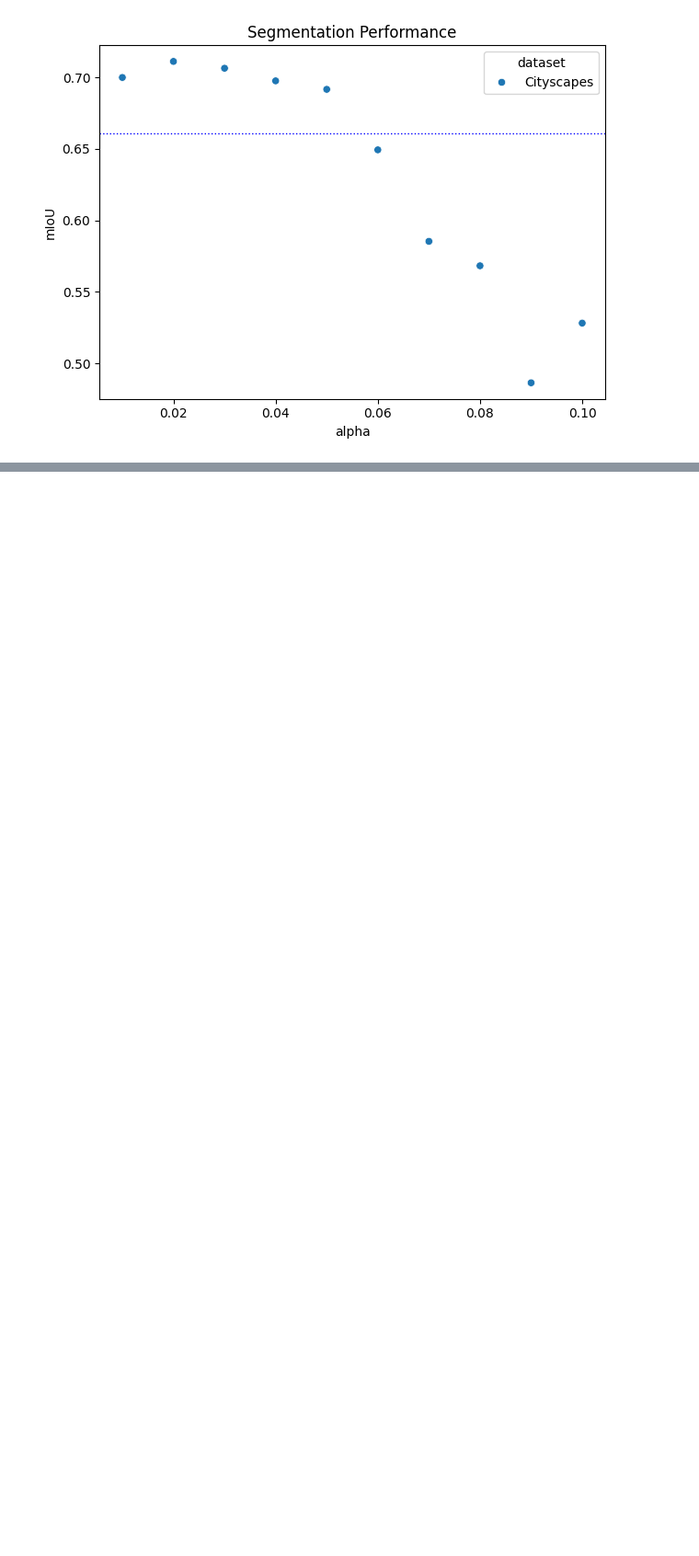
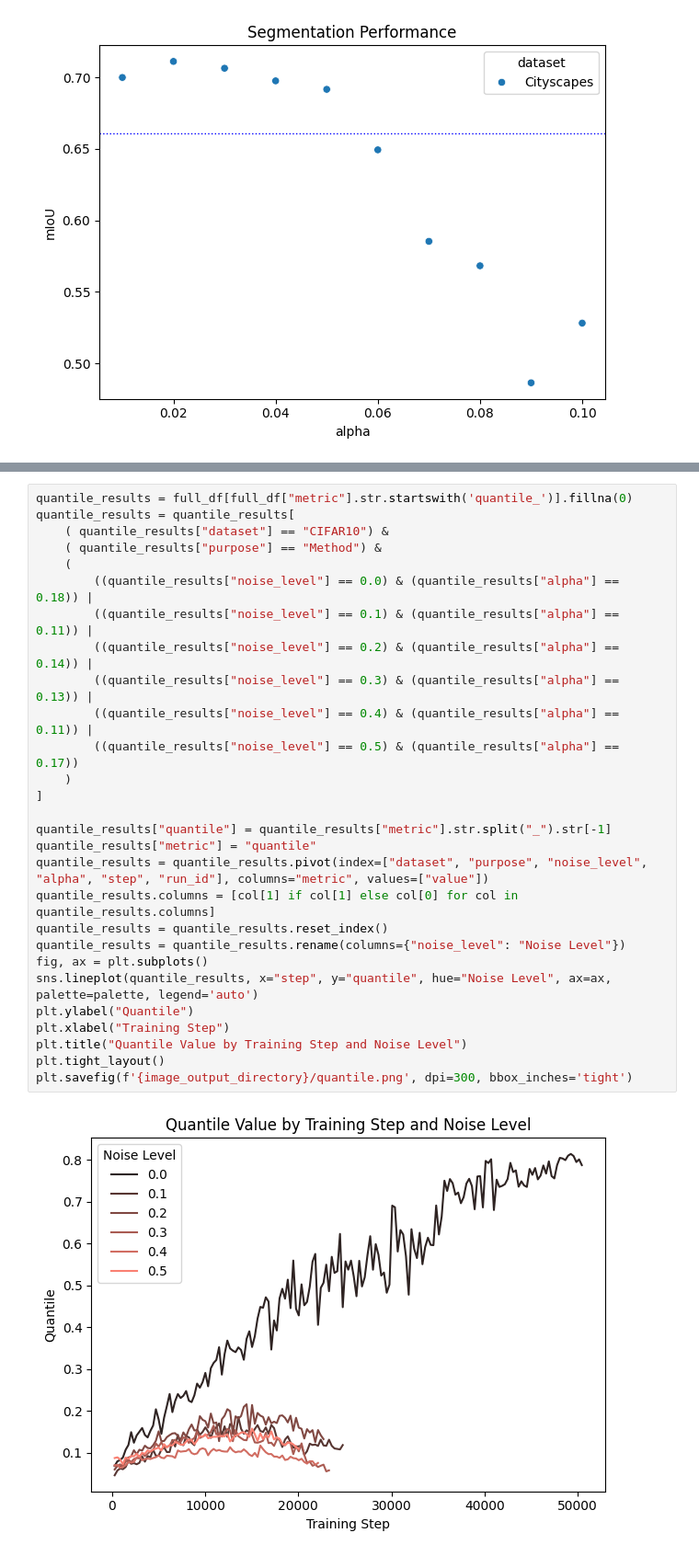
Before and after one commit to brandongk-ubco/thesis-analysis, a Jupyter notebook: citl.ipynb, the cells around one changed output, grey strips where cells are left out. Shown at 92% size. Cells and saved outputs as stored; diff of their text form; blank space fills up the shorter version.

```diff
--- a/citl.ipynb
+++ b/citl.ipynb
@@ -186,0 +226,30 @@ plt.savefig(f'{image_output_directory}/weight_range.png', dpi=300, bbox_inches='
+# %%
+quantile_results = full_df[full_df["metric"].str.startswith('quantile_')].fillna(0)
+quantile_results = quantile_results[
+    ( quantile_results["dataset"] == "CIFAR10") &
+    ( quantile_results["purpose"] == "Method") &
+    (
+        ((quantile_results["noise_level"] == 0.0) & (quantile_results["alpha"] == 0.18)) |
+        ((quantile_results["noise_level"] == 0.1) & (quantile_results["alpha"] == 0.11)) |
+        ((quantile_results["noise_level"] == 0.2) & (quantile_results["alpha"] == 0.14)) |
+        ((quantile_results["noise_level"] == 0.3) & (quantile_results["alpha"] == 0.13)) |
+        ((quantile_results["noise_level"] == 0.4) & (quantile_results["alpha"] == 0.11)) |
+        ((quantile_results["noise_level"] == 0.5) & (quantile_results["alpha"] == 0.17))
+    )
+]
+
+quantile_results["quantile"] = quantile_results["metric"].str.split("_").str[-1]
+quantile_results["metric"] = "quantile"
+quantile_results = quantile_results.pivot(index=["dataset", "purpose", "noise_level", "alpha", "step", "run_id"], columns="metric", values=["value"])
+quantile_results.columns = [col[1] if col[1] else col[0] for col in quantile_results.columns]
+quantile_results = quantile_results.reset_index()
+quantile_results = quantile_results.rename(columns={"noise_level": "Noise Level"})
+fig, ax = plt.subplots()
+sns.lineplot(quantile_results, x="step", y="quantile", hue="Noise Level", ax=ax, palette=palette, legend='auto')
+plt.ylabel("Quantile")
+plt.xlabel("Training Step")
+plt.title("Quantile Value by Training Step and Noise Level")
+plt.tight_layout()
+plt.savefig(f'{image_output_directory}/quantile.png', dpi=300, bbox_inches='tight')
+# %% [output]
+[figure, added]
```
Also changed, not shown: parts of 11 cells of this notebook, 26 other files.
